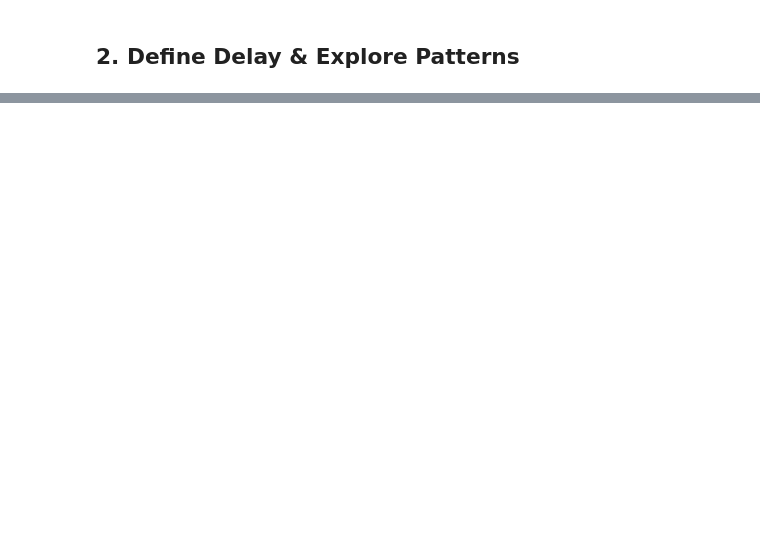
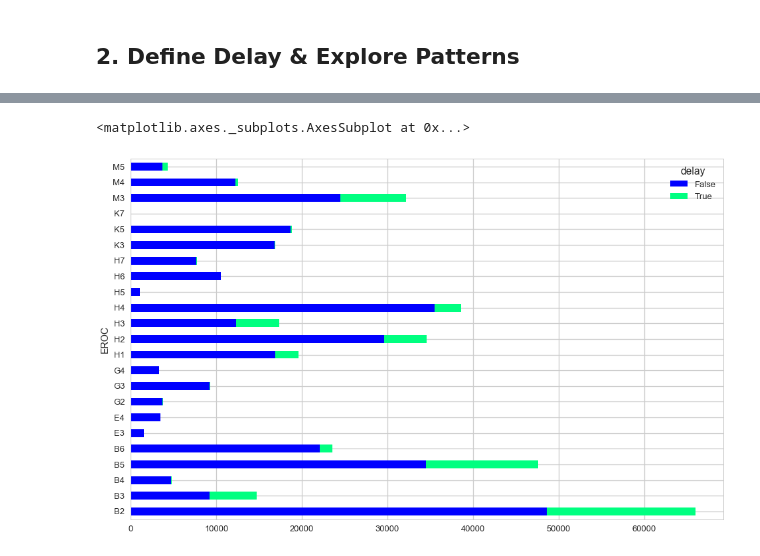
Before and after one commit to PassMoreHeat/springboard, a Jupyter notebook: Capstone_2/Data_Story_EDA_Statistics_LPMS.ipynb, the cells around one changed output, grey strips where cells are left out. Cells and saved outputs as stored; diff of their text form; code cells hidden in the pictures; blank space fills up the shorter version.

```diff
--- a/Capstone_2/Data_Story_EDA_Statistics_LPMS.ipynb
+++ b/Capstone_2/Data_Story_EDA_Statistics_LPMS.ipynb
@@ -91,5 +141,5 @@ scipy.stats.probplot(traf_sample.log_delay, dist='norm', fit=True, plot=plt);
 # %% [markdown]
 ## 2. Define Delay & Explore Patterns
 # %%
-# Define Delay: Because the 75th percentile is 64 minutes define delay as > 65 minutes
-traf_sample['delay'] = traf_sample['delay_time'].apply(lambda x: x > 65)
+# Define Delay: Based on the 75th percentile (not including zero delay times) delay > 110 minutes
+traf_sample['delay'] = traf_sample['delay_time'].apply(lambda x: x > 110)
@@ -95,0 +204,6 @@ traf_sample['delay'] = traf_sample['delay_time'].apply(lambda x: x > 65)
+# %%
+# Plot delay/no delay by EROC
+count_delays_by_eroc.plot(kind='barh', stacked=True, figsize=[16,10], colormap='winter')
+# %% [output]
+<matplotlib.axes._subplots.AxesSubplot at 0x...>
+[figure, added]
```
Also changed, not shown: parts of 49 cells of this notebook.
